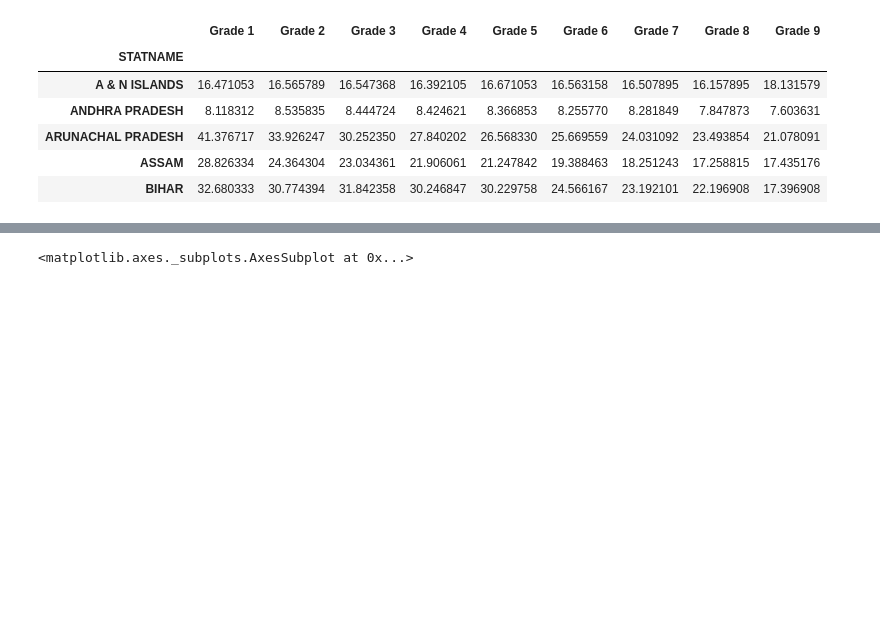
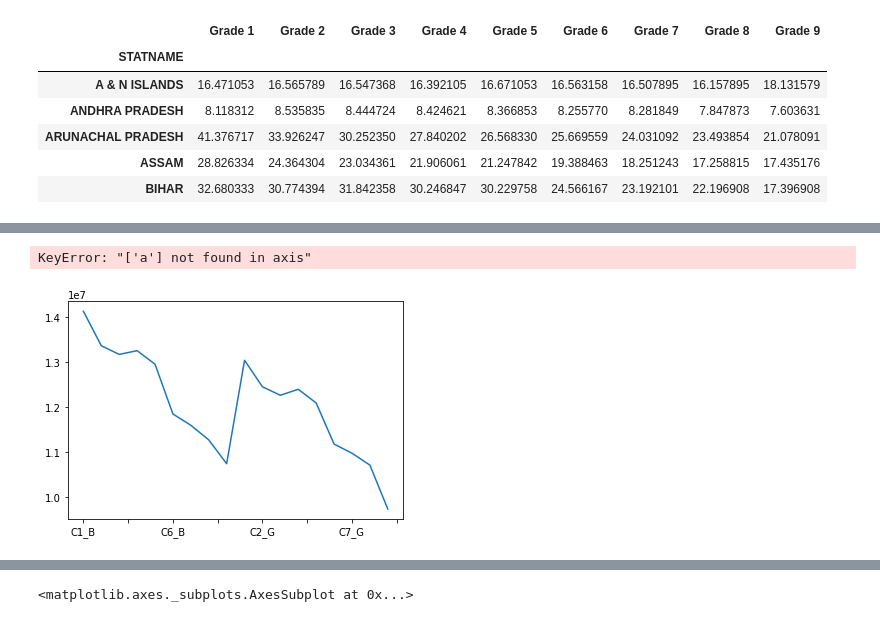
Before and after one commit to rishabh-runwal/education-india, a Jupyter notebook: Education-India.ipynb, the cells around one changed output, grey strips where cells are left out. Cells and saved outputs as stored; diff of their text form; code cells hidden in the pictures; blank space fills up the shorter version.

```diff
--- a/Education-India.ipynb
+++ b/Education-India.ipynb
@@ -439,6 +521,32 @@ for i in df6.columns:
 fig.show()
 # %% [output]
 [interactive output not drawn]
+# %%
+#Enrollment by grade
+df5=se.copy()[['C1_B','C2_B','C3_B','C4_B','C5_B','C6_B','C7_B','C8_B','C9_B','C1_G','C2_G','C3_G','C4_G','C5_G','C6_G','C7_G','C8_G','C9_G']]
+# df5=hig_low(df5,'OVERALL_LI')
+df5.sum().plot()
+# df6=df5.copy()[['STATNAME']]
+# df5=df5.groupby(['STATNAME']).mean()
+# # df6=se.copy()[['STATNAME']]
+fig=go.Figure()
+df5['a']=df5[df5.columns[0]]+df5[df5.columns[0+9]]
+
+# df6=df6.groupby(['STATNAME']).mean()
+
+for i in range(0,9):
+    df5['Grade '+str(i+1)]=(df5[df5.columns[i]]+df5[df5.columns[i+9]])
+    if i==8:
+        break
+df6.drop('a', axis=1, inplace=True)
+# df6.drop('TELANGANA', axis=0, inplace= True)
+for i in df6.columns:
+    fig.add_trace(go.Bar(x=df6.index, y=df6[i],
+                    name=i))
+fig.show()
+# %% [output]
+KeyError: "['a'] not found in axis"
+[figure, added]
 # %%
 hilo=hig_low(se,'OVERALL_LI').set_index('STATNAME')
 hilo.drop('TELANGANA', inplace=True)
```
Also changed, not shown: parts of 6 cells of this notebook.
